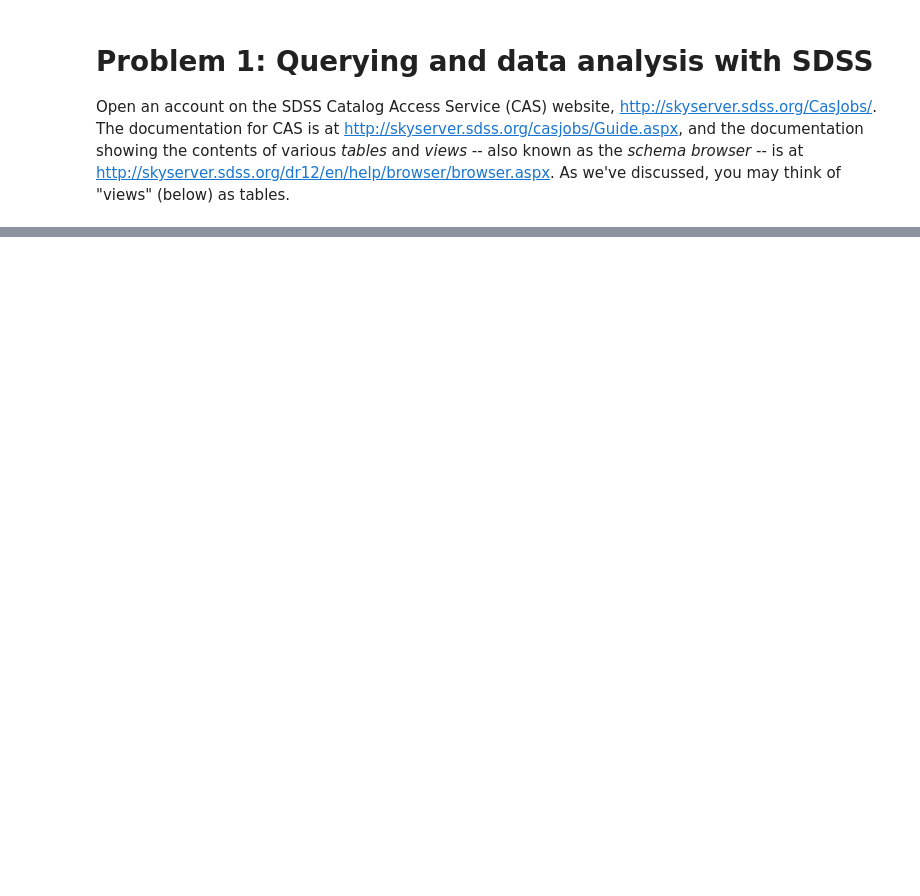
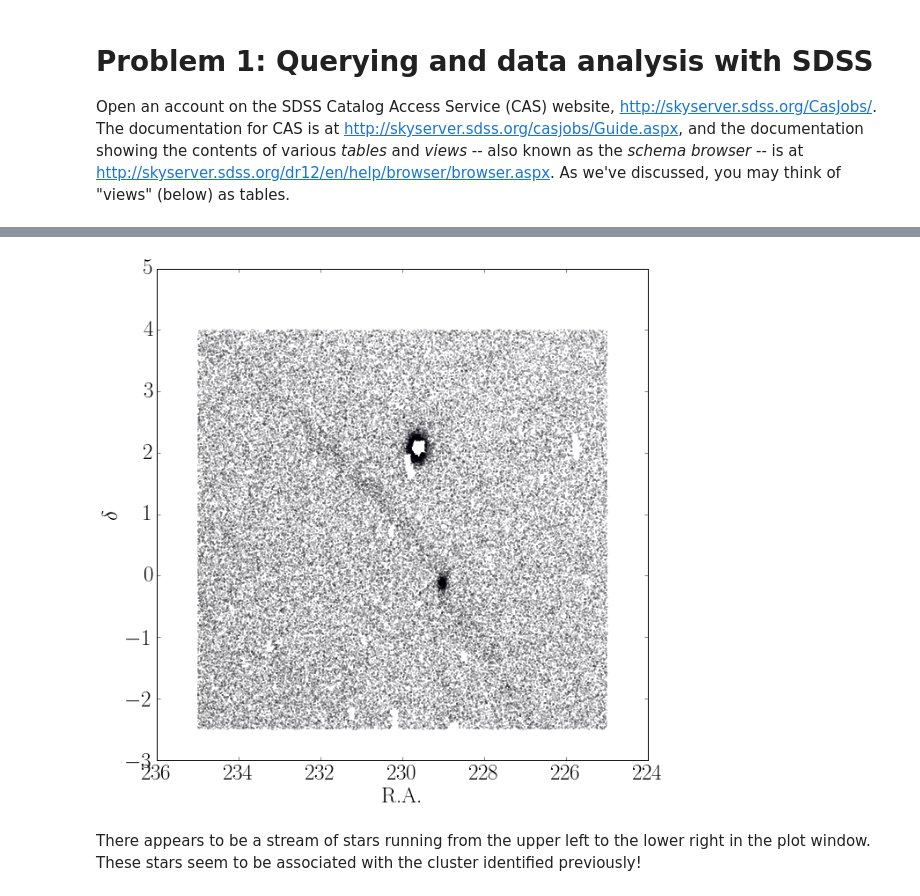
Before and after one commit to jlustigy/astr597b_wi16_hw, a Jupyter notebook: hw1/JacobLustigYaeger/hw1.ipynb, the cells around one changed output, grey strips where cells are left out. Cells and saved outputs as stored; diff of their text form; code cells hidden in the pictures; blank space fills up the shorter version.

```diff
--- a/hw1/JacobLustigYaeger/hw1.ipynb
+++ b/hw1/JacobLustigYaeger/hw1.ipynb
@@ -27,0 +287,13 @@ into
+# %%
+select_cm = t[(t['g'] > 19.5) & (t['g'] < 22.0) & ((t['g'] - t['r']) < 0.55) & ((t['g'] - t['r']) > 0.13)]
+# %%
+fig, ax = plt.subplots(figsize=(10,10))
+ax.scatter(select_cm['ra'], select_cm['dec'], marker='.', s=0.2)
+
+ax.set_xlabel("R.A.")
+ax.set_ylabel("$\delta$")
+ax.invert_xaxis()
+# %% [output]
+[figure, added]
+# %% [markdown]
+There appears to be a stream of stars running from the upper left to the lower right in the plot window. These stars seem to be associated with the cluster identified previously!
```
Also changed, not shown: parts of 44 cells of this notebook, 1 other file.
